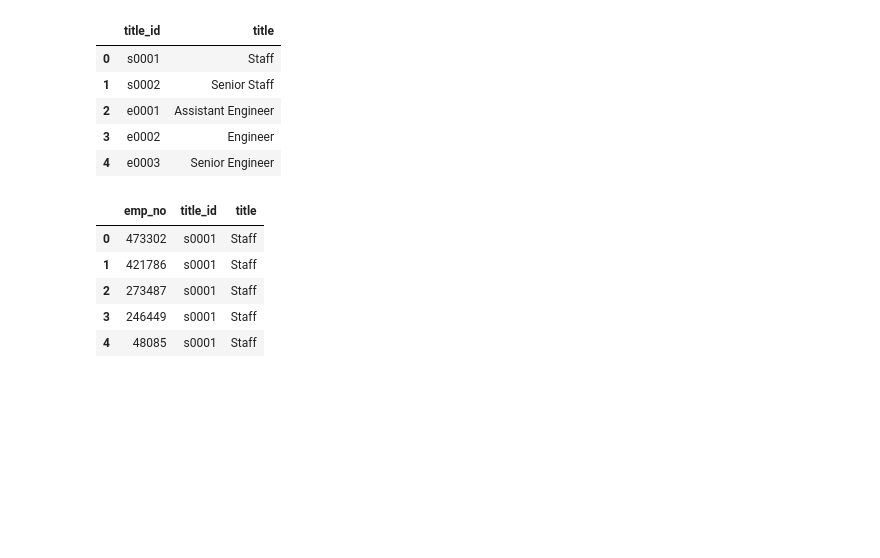
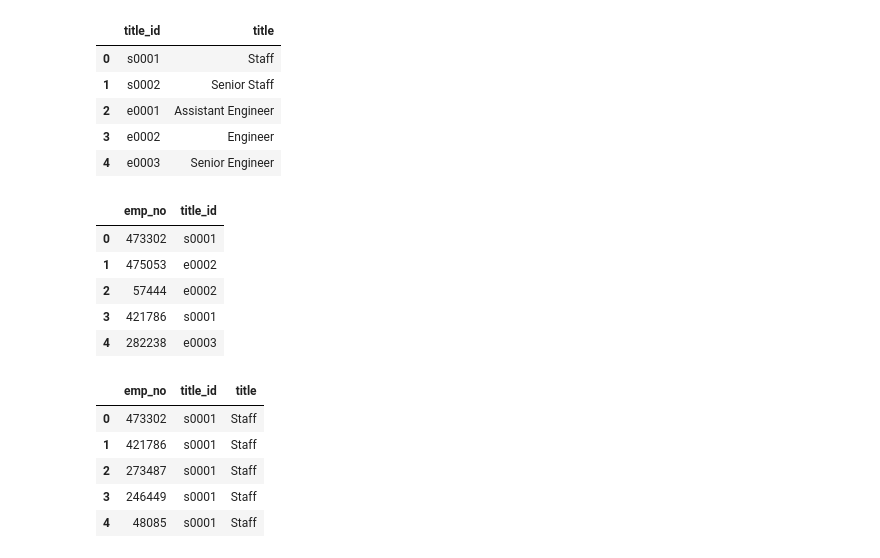
Before and after one commit to hamidzar/Data-Analytics, a Jupyter notebook: SQL-Challenge/EmployeeSQL/EmployeeDB-Validation.ipynb, the cells around one changed output. Saved outputs shown, nothing was run; the diff lists cells and outputs as text; code cells hidden in the pictures; blank space fills up the shorter version.

```diff
--- a/SQL-Challenge/EmployeeSQL/EmployeeDB-Validation.ipynb
+++ b/SQL-Challenge/EmployeeSQL/EmployeeDB-Validation.ipynb
@@ -76,6 +76,17 @@ titles_data.head()
 | 2 | e0001 | Assistant Engineer |
 | 3 | e0002 | Engineer |
 | 4 | e0003 | Senior Engineer |
+# %%
+# Rename emp_title_id as title_id to further merge it with Titles table
+renamed_employees_db = employee_data.rename(columns={"emp_title_id":"title_id"})
+renamed_employees_db.head()
+# %% [output]
+|  | emp_no | title_id |
+| 0 | 473302 | s0001 |
+| 1 | 475053 | e0002 |
+| 2 | 57444 | e0002 |
+| 3 | 421786 | s0001 |
+| 4 | 282238 | e0003 |
 # %%
 # Merge Titles data with renamed Employee data to generate employees with their titles
 employee_title_data = pd.merge(renamed_employees_db, titles_data, on="title_id", how="inner")
```
Also changed, not shown: parts of 1 cell of this notebook.
